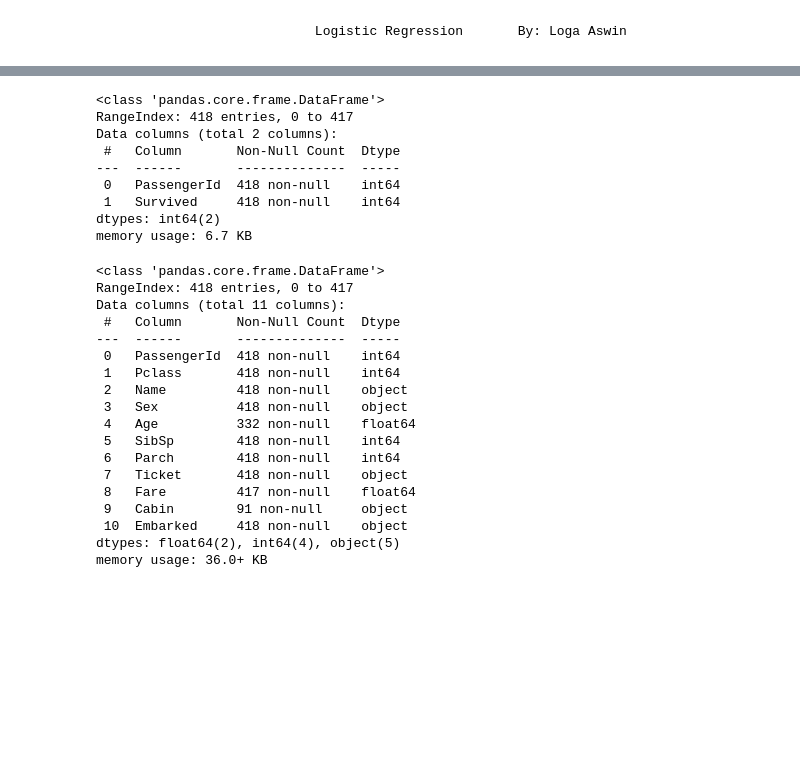
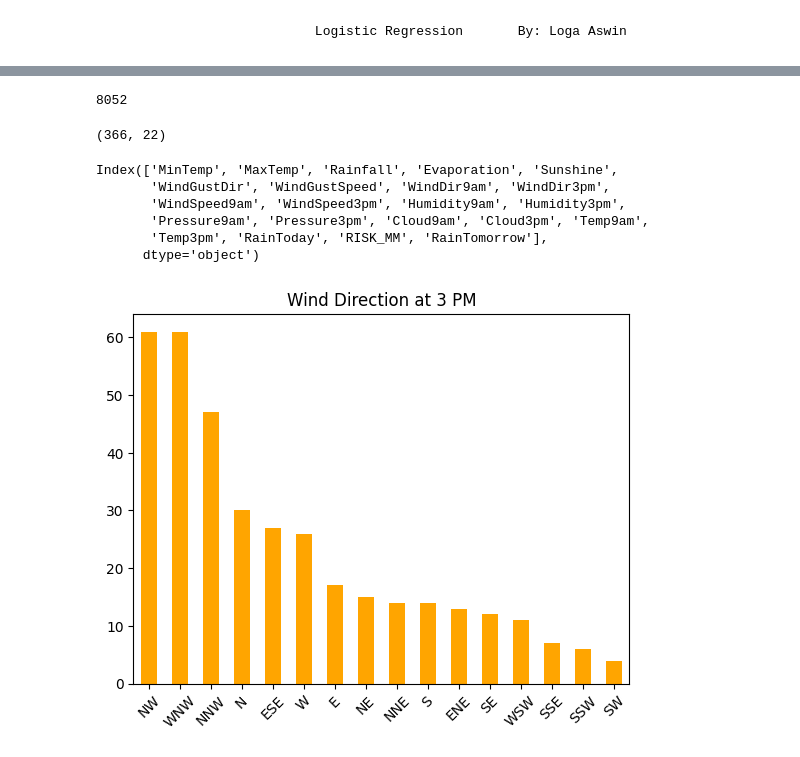
Before and after one commit to Aswinramesh04/100-Days-of-DataScience, a Jupyter notebook: 36_Day36_Logistic_Regression.ipynb, the cells around one changed output, grey strips where cells are left out. Cells and saved outputs as stored; diff of their text form; code cells hidden in the pictures; blank space fills up the shorter version.

```diff
--- a/36_Day36_Logistic_Regression.ipynb
+++ b/36_Day36_Logistic_Regression.ipynb
@@ -27,34 +21,4 @@ df.tail()
 # %%
-df.info()
+df.size
 # %% [output]
-<class 'pandas.core.frame.DataFrame'>
-RangeIndex: 418 entries, 0 to 417
-Data columns (total 2 columns):
- #   Column       Non-Null Count  Dtype
----  ------       --------------  -----
- 0   PassengerId  418 non-null    int64
- 1   Survived     418 non-null    int64
-dtypes: int64(2)
-memory usage: 6.7 KB
+8052
-# %%
-df2 = pd.read_csv('/content/test.csv')
-df2.info()
-# %% [output]
-<class 'pandas.core.frame.DataFrame'>
-RangeIndex: 418 entries, 0 to 417
-Data columns (total 11 columns):
- #   Column       Non-Null Count  Dtype
----  ------       --------------  -----
- 0   PassengerId  418 non-null    int64
- 1   Pclass       418 non-null    int64
- 2   Name         418 non-null    object
- 3   Sex          418 non-null    object
- 4   Age          332 non-null    float64
- 5   SibSp        418 non-null    int64
- 6   Parch        418 non-null    int64
- 7   Ticket       418 non-null    object
- 8   Fare         417 non-null    float64
- 9   Cabin        91 non-null     object
- 10  Embarked     418 non-null    object
-dtypes: float64(2), int64(4), object(5)
-memory usage: 36.0+ KB
@@ -63,0 +25,20 @@ y_train = df['Survived']
+# %%
+df.shape
+# %% [output]
+(366, 22)
+# %%
+df.columns
+# %% [output]
+Index(['MinTemp', 'MaxTemp', 'Rainfall', 'Evaporation', 'Sunshine',
+       'WindGustDir', 'WindGustSpeed', 'WindDir9am', 'WindDir3pm',
+       'WindSpeed9am', 'WindSpeed3pm', 'Humidity9am', 'Humidity3pm',
+       'Pressure9am', 'Pressure3pm', 'Cloud9am', 'Cloud3pm', 'Temp9am',
+       'Temp3pm', 'RainToday', 'RISK_MM', 'RainTomorrow'],
+      dtype='object')
+# %%
+df['WindDir3pm'].value_counts().plot(kind="bar", color='orange')
+plt.title("Wind Direction at 3 PM")
+plt.xticks(rotation=45)  # Rotate x-axis labels for readability
+plt.show()
+# %% [output]
+[figure, added]
```
Also changed, not shown: parts of 23 cells of this notebook.
